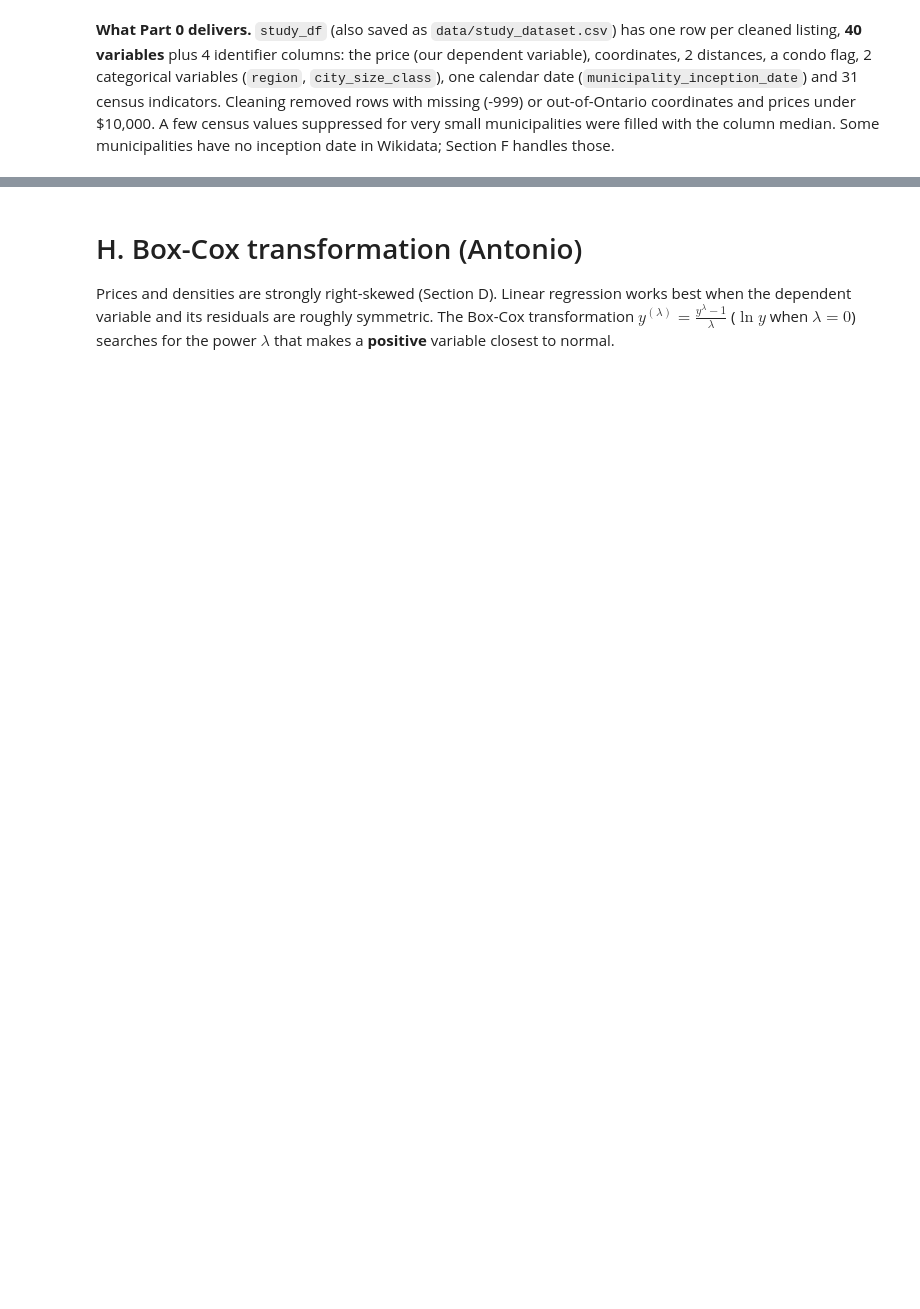
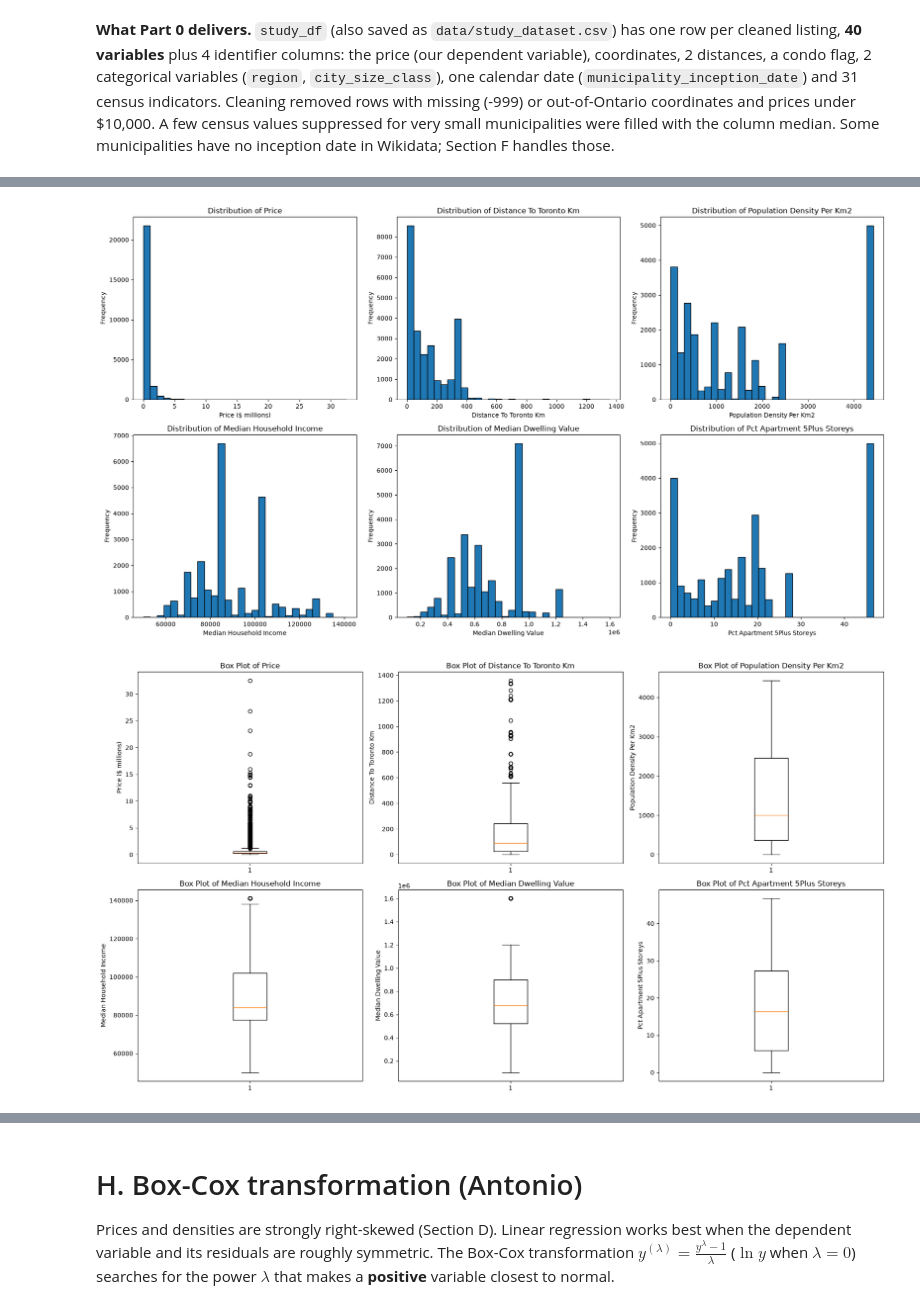
Before and after one commit to antoniosg2025-stack/PROG8431_Group5, a Jupyter notebook: ProblemAnalysisWorkshopC/Workshop_C_Linear_Regression.ipynb, the cells around one changed output, grey strips where cells are left out. Drawn from its saved outputs; the diff is of its cells as text; code cells hidden in the pictures; blank space fills up the shorter version.

```diff
--- a/ProblemAnalysisWorkshopC/Workshop_C_Linear_Regression.ipynb
+++ b/ProblemAnalysisWorkshopC/Workshop_C_Linear_Regression.ipynb
@@ -233,0 +294,58 @@ no inception date in Wikidata; Section F handles those.
+# %%
+# Select the main numeric variables for distribution analysis
+
+variables = [
+    "price",
+    "distance_to_toronto_km",
+    "population_density_per_km2",
+    "median_household_income",
+    "median_dwelling_value",
+    "pct_apartment_5plus_storeys"
+]
+
+# Create histograms
+fig, axes = plt.subplots(2, 3, figsize=(18, 10))
+axes = axes.flatten()
+
+for i, column in enumerate(variables):
+    values = study_df[column]
+
+    # Display property prices in millions
+    if column == "price":
+        values = values / 1_000_000
+        xlabel = "Price ($ millions)"
+    else:
+        xlabel = column.replace("_", " ").title()
+
+    axes[i].hist(values.dropna(), bins=30, edgecolor="black")
+    axes[i].set_title(f"Distribution of {column.replace('_', ' ').title()}")
+    axes[i].set_xlabel(xlabel)
+    axes[i].set_ylabel("Frequency")
+
+plt.tight_layout()
+plt.show()
+
+
+# Create box plots
+fig, axes = plt.subplots(2, 3, figsize=(18, 10))
+axes = axes.flatten()
+
+for i, column in enumerate(variables):
+    values = study_df[column]
+
+    # Display property prices in millions
+    if column == "price":
+        values = values / 1_000_000
+        ylabel = "Price ($ millions)"
+    else:
+        ylabel = column.replace("_", " ").title()
+
+    axes[i].boxplot(values.dropna())
+    axes[i].set_title(f"Box Plot of {column.replace('_', ' ').title()}")
+    axes[i].set_ylabel(ylabel)
+
+plt.tight_layout()
+plt.show()
+# %% [output]
+[figure, added]
+[figure, added]
```
Also changed, not shown: parts of 30 cells of this notebook.
